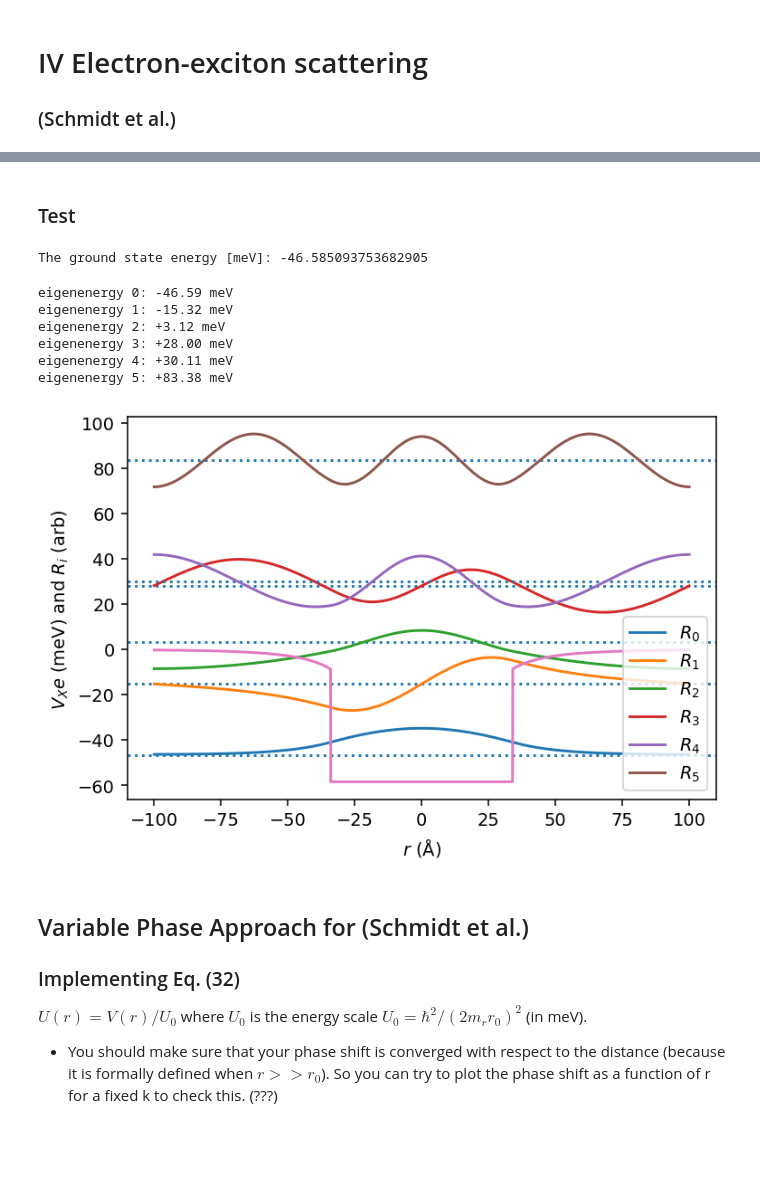
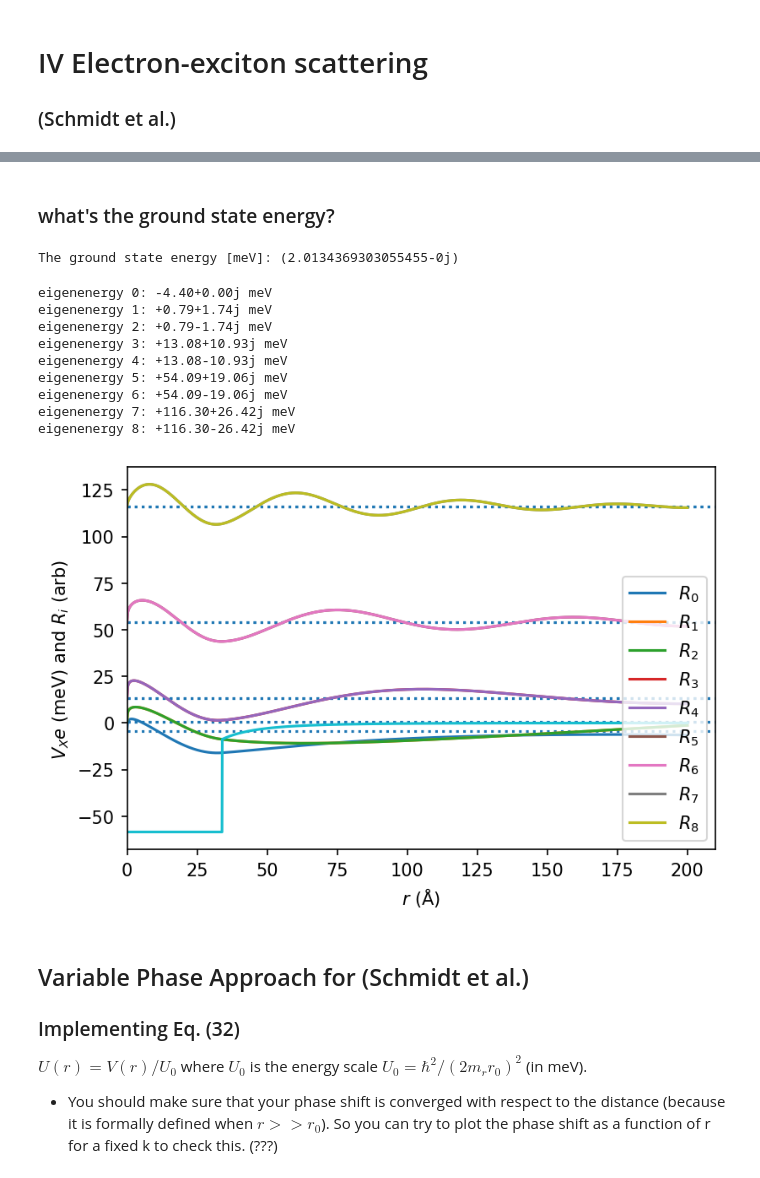
Before and after one commit to anabanami/scatterbrain, a Jupyter notebook: scatterbrain.ipynb, the cells around one changed output, grey strips where cells are left out. Drawn from its saved outputs; the diff is of its cells as text; code cells hidden in the pictures; blank space fills up the shorter version.

Commit message:
Change of variables and no BCS. using 4th order appr to second derivative, disagreement with schmidt groundstate energy. Since A is not hermitian, changed to eig

```diff
--- a/scatterbrain.ipynb
+++ b/scatterbrain.ipynb
@@ -6,7 +6,7 @@ from scipy.special import struve, yn, riccati_jn, riccati_yn
 import numpy as np
 import matplotlib
 import matplotlib.pyplot as plt
-plt.rcParams['figure.dpi'] = 140
+plt.rcParams['figure.dpi'] = 150
 # %% [markdown]
 ### SI units
 # %%
@@ -20,8 +20,7 @@ au = 1.64877727436e-41 # [C^2 m^2 J^(-1)]
 
 angstrom = 1e-10 # [m]
 R = angstrom
-# excluding r = 0 to avoid division by zero
-r = np.linspace(-100, 100, N) * angstrom
+r = np.linspace(1e-6, 200, N) * angstrom
 # %% [markdown]
 ### Parameters form tables 1 and 2
 # %%
@@ -183,33 +240,41 @@ this is second_dR:
-# %% [markdown]
-### Test
+# %% [markdown]
+### what's the ground state energy?
 # %%
-E_ground = -(eigenvalues[N-1] * hbar**2) / (2 * M_red)
+min_physical_n = 0
+E_ground = -(eigenvalues[N-1-min_physical_n] * hbar**2) / (2 * M_red)
 print('The ground state energy [meV]:', E_ground / meV)
 # %% [output]
-The ground state energy [meV]: -46.585093753682905
+The ground state energy [meV]: (2.0134369303055455-0j)
 # %%
-for n in range(6):
+for n in range(min_physical_n, 9):
     i = N - 1 - n
     E_i = -(eigenvalues[i] * hbar**2) / (2 * M_red)
     plt.axhline(E_i /  meV, linestyle=":")
-    plt.plot(r / angstrom, -v_0 * unitary[:, i] / (abs(unitary[:, i]).max() * 5  * meV) + E_i / meV, label=f"$R_{{{n}}}$")
+    plt.plot(
+        r / angstrom,
+        - np.sign(unitary[1,i] - unitary[0,i]) * v_0 * unitary[:, i] / (abs(unitary[:, i]).max() * 5  * meV) + E_i / meV,
+        label=f"$R_{{{n - min_physical_n}}}$"
+    )
 
-    print(f"eigenenergy {n}: {E_i / meV:+.02f} meV")
+    print(f"eigenenergy {n - min_physical_n}: {E_i / meV:+.02f} meV")
 plt.legend(loc="lower right")
-
+plt.axis(xmin=0)
 plt.plot(r / angstrom, V_Xe(r) / meV)
 ylabel = plt.ylabel(r'$V_Xe$ (meV) and $R_{i}$ (arb) ')
 plt.xlabel(r'$r$ (Å)')
 plt.savefig('state.png')
 plt.show()
 # %% [output]
-eigenenergy 0: -46.59 meV
-eigenenergy 1: -15.32 meV
-eigenenergy 2: +3.12 meV
-eigenenergy 3: +28.00 meV
-eigenenergy 4: +30.11 meV
-eigenenergy 5: +83.38 meV
+eigenenergy 0: -4.40+0.00j meV
+eigenenergy 1: +0.79+1.74j meV
+eigenenergy 2: +0.79-1.74j meV
+eigenenergy 3: +13.08+10.93j meV
+eigenenergy 4: +13.08-10.93j meV
+eigenenergy 5: +54.09+19.06j meV
+eigenenergy 6: +54.09-19.06j meV
+eigenenergy 7: +116.30+26.42j meV
+eigenenergy 8: +116.30-26.42j meV
-[figure, old version]
+[figure, new version]
 # %% [markdown]
 ## Variable Phase Approach for (Schmidt et al.)
 ### Implementing Eq. (32)
```
Also changed, not shown: parts of 17 cells of this notebook, 5 other files.
